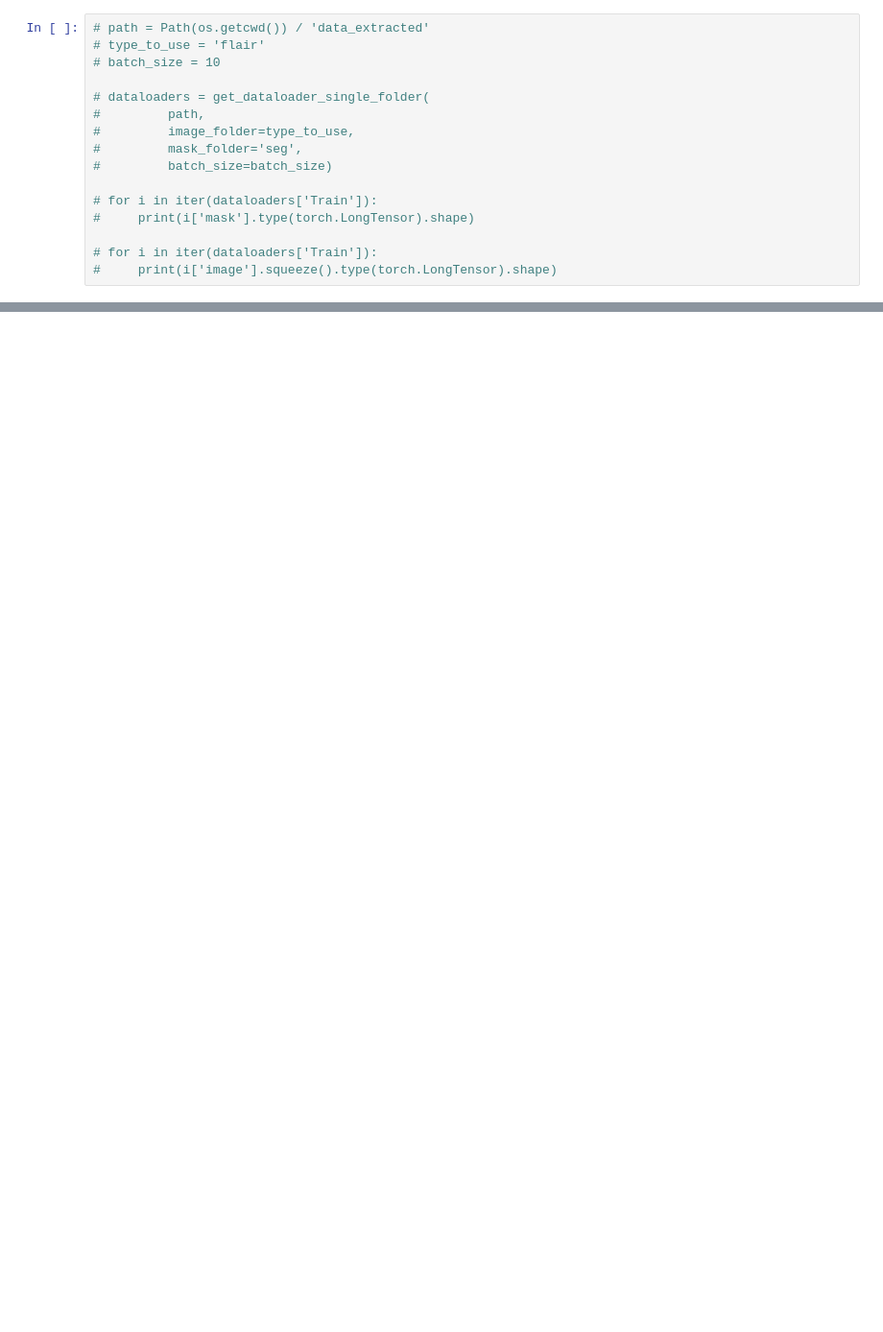
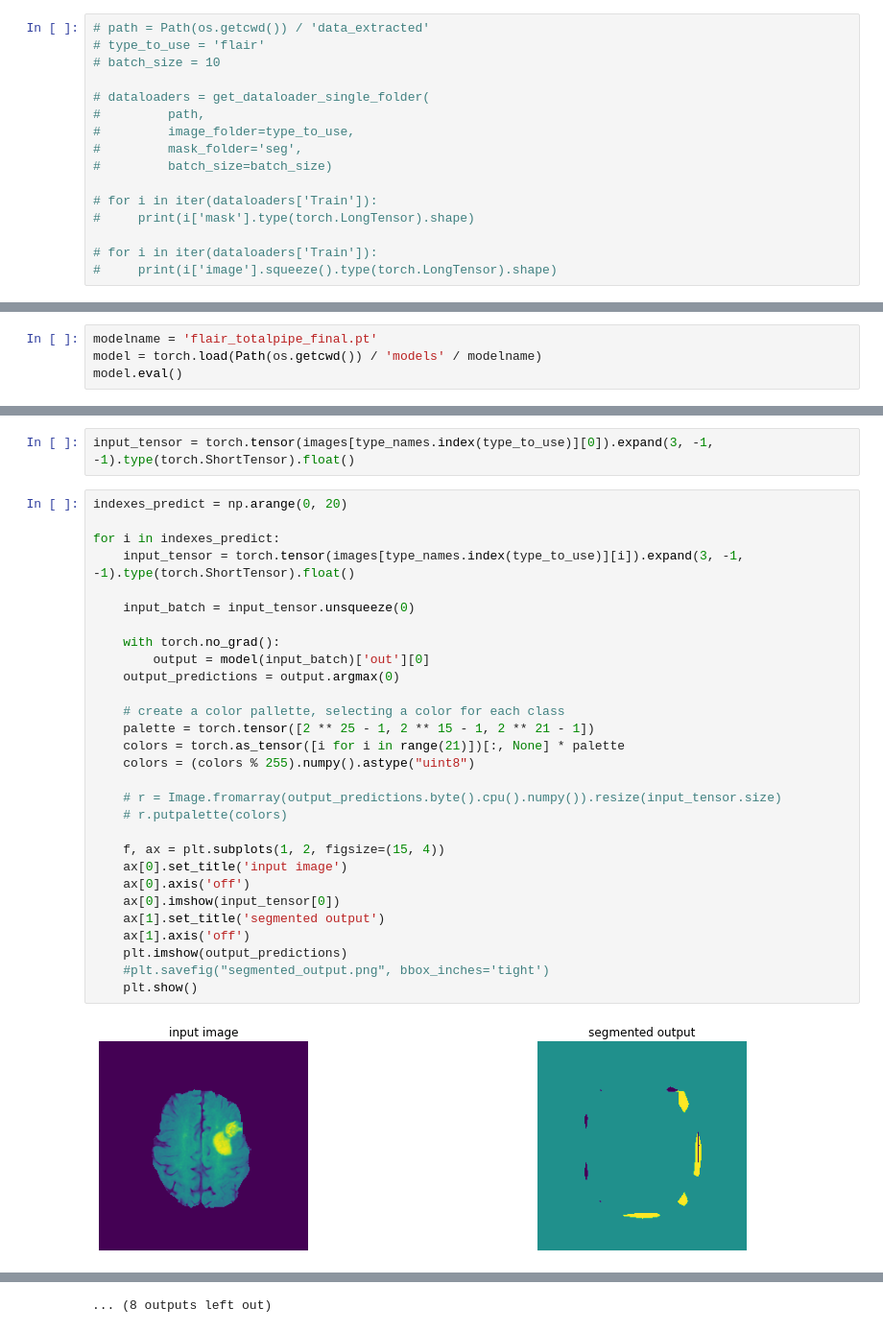
Before and after one commit to lorenzo99pepe/deep_learning_project, a Jupyter notebook: 0-total_pipeline_test.ipynb, the cells around one changed output, grey strips where cells are left out. Shown: that part at 96% size. Saved outputs shown, nothing was run; the diff lists cells and outputs as text; blank space fills up the shorter version.

Commit message:
finetuning works finally notebook 0-total pipeline

```diff
--- a/0-total_pipeline_test.ipynb
+++ b/0-total_pipeline_test.ipynb
@@ -302,0 +292,4 @@ torch.save(model, str(Path(os.getcwd()) / 'models') / model_exp_name + '.pt')
+# %%
+modelname = 'flair_totalpipe_final.pt'
+model = torch.load(Path(os.getcwd()) / 'models' / modelname)
+model.eval()
@@ -302,0 +314,33 @@ torch.save(model, str(Path(os.getcwd()) / 'models') / model_exp_name + '.pt')
+# %%
+input_tensor = torch.tensor(images[type_names.index(type_to_use)][0]).expand(3, -1, -1).type(torch.ShortTensor).float()
+# %%
+indexes_predict = np.arange(0, 20)
+
+for i in indexes_predict:
+    input_tensor = torch.tensor(images[type_names.index(type_to_use)][i]).expand(3, -1, -1).type(torch.ShortTensor).float()
+
+    input_batch = input_tensor.unsqueeze(0)
+
+    with torch.no_grad():
+        output = model(input_batch)['out'][0]
+    output_predictions = output.argmax(0)
+
+    # create a color pallette, selecting a color for each class
+    palette = torch.tensor([2 ** 25 - 1, 2 ** 15 - 1, 2 ** 21 - 1])
+    colors = torch.as_tensor([i for i in range(21)])[:, None] * palette
+    colors = (colors % 255).numpy().astype("uint8")
+
+    # r = Image.fromarray(output_predictions.byte().cpu().numpy()).resize(input_tensor.size)
+    # r.putpalette(colors)
+
+    f, ax = plt.subplots(1, 2, figsize=(15, 4))
+    ax[0].set_title('input image')
+    ax[0].axis('off')
+    ax[0].imshow(input_tensor[0])
+    ax[1].set_title('segmented output')
+    ax[1].axis('off')
+    plt.imshow(output_predictions)
+    #plt.savefig("segmented_output.png", bbox_inches='tight')
+    plt.show()
+# %% [output]
+[figure, added]
@@ -302,0 +358 @@ torch.save(model, str(Path(os.getcwd()) / 'models') / model_exp_name + '.pt')
+... (8 outputs left out)
```
Also changed, not shown: parts of 12 cells of this notebook, 1 other file.
